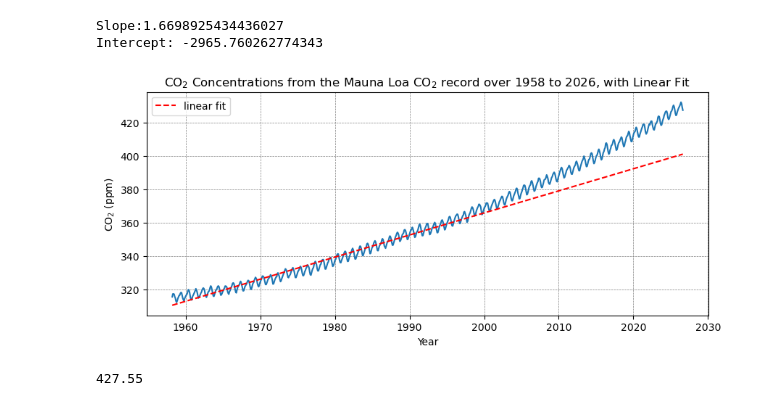
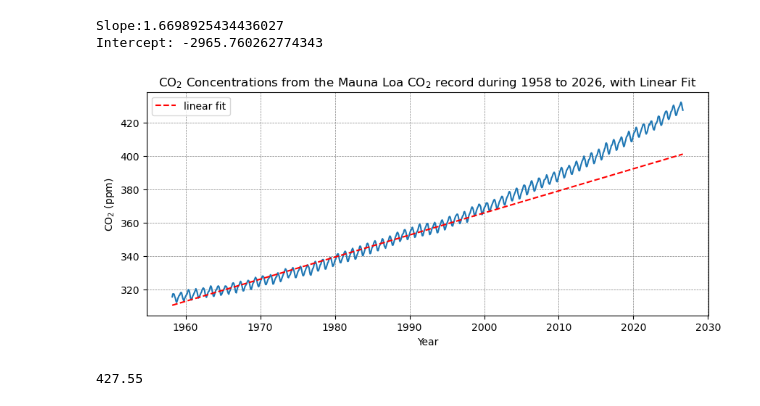
Before and after one commit to ktw2128/ml4climate2026, a Jupyter notebook: assignment2.ipynb, the cells around one changed output. Drawn from its saved outputs; the diff is of its cells as text; code cells hidden in the pictures.

```diff
--- a/assignment2.ipynb
+++ b/assignment2.ipynb
@@ -94,15 +94,15 @@ slope_1999, intercept_1999 = np.polyfit(co2_1999['decimal_date'], co2_1999['aver
 # %%
 fig, ax = plt.subplots(figsize=(10,4))
 ax.plot(co2['decimal_date'], co2['average'])
 ax.plot(co2['decimal_date'], slope_1999*co2['decimal_date'] + intercept_1999,
        'r--', label = 'linear fit')
-ax.set_title('CO$_2$ Concentrations from the Mauna Loa CO$_2$ record over 1958 to 2026, with Linear Fit')
+ax.set_title('CO$_2$ Concentrations from the Mauna Loa CO$_2$ record during 1958 to 2026, with Linear Fit')
 ax.set_xlabel('Year')
 ax.set_ylabel('CO$_2$ (ppm)')
 ax.legend()
 ax.grid(True, linestyle='--', color='gray', linewidth=0.5)
 # %% [output]
-[figure, old version]
+[figure, new version]
 # %%
 actual_latest_conc = co2['average'].iloc[-1]
 actual_latest_conc
```
Also changed, not shown: parts of 2 cells of this notebook.
